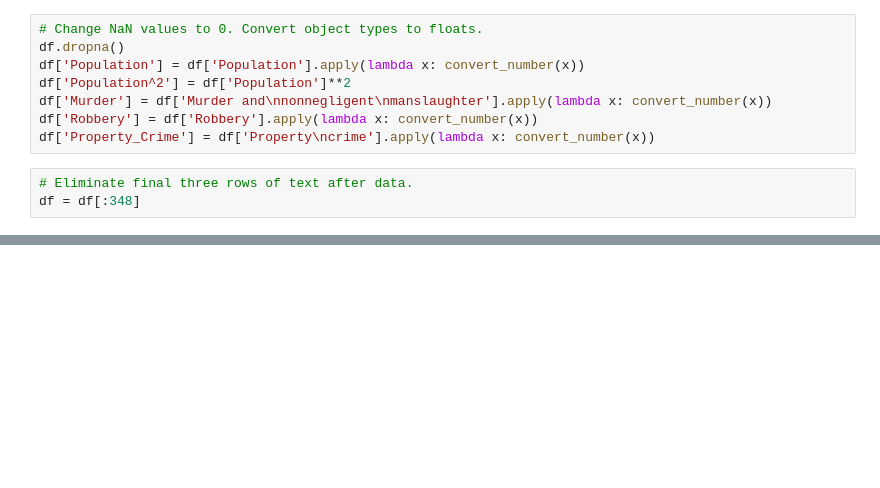
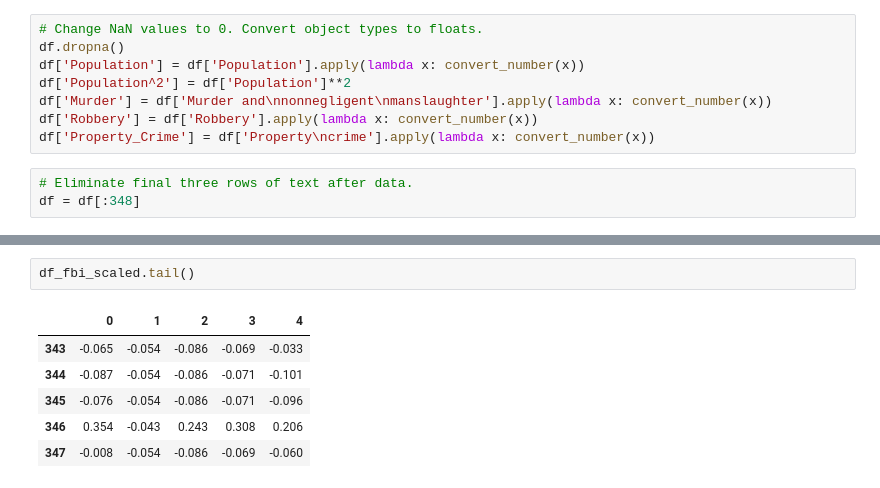
Before and after one commit to serfsup/thinkful-challenge-model-comparison, a Jupyter notebook: Thinkful.U3L1.4 Challenge- Model Comparison.ipynb, the cells around one changed output, grey strips where cells are left out. Drawn from its saved outputs; the diff is of its cells as text; blank space fills up the shorter version.

```diff
--- a/Thinkful.U3L1.4 Challenge- Model Comparison.ipynb
+++ b/Thinkful.U3L1.4 Challenge- Model Comparison.ipynb
@@ -123,0 +136,9 @@ plt.show()
+# %%
+df_fbi_scaled.tail()
+# %% [output]
+|  | 0 | 1 | 2 | 3 | 4 |
+| 343 | -0.065 | -0.054 | -0.086 | -0.069 | -0.033 |
+| 344 | -0.087 | -0.054 | -0.086 | -0.071 | -0.101 |
+| 345 | -0.076 | -0.054 | -0.086 | -0.071 | -0.096 |
+| 346 | 0.354 | -0.043 | 0.243 | 0.308 | 0.206 |
+| 347 | -0.008 | -0.054 | -0.086 | -0.069 | -0.060 |
```
Also changed, not shown: parts of 5 cells of this notebook.
